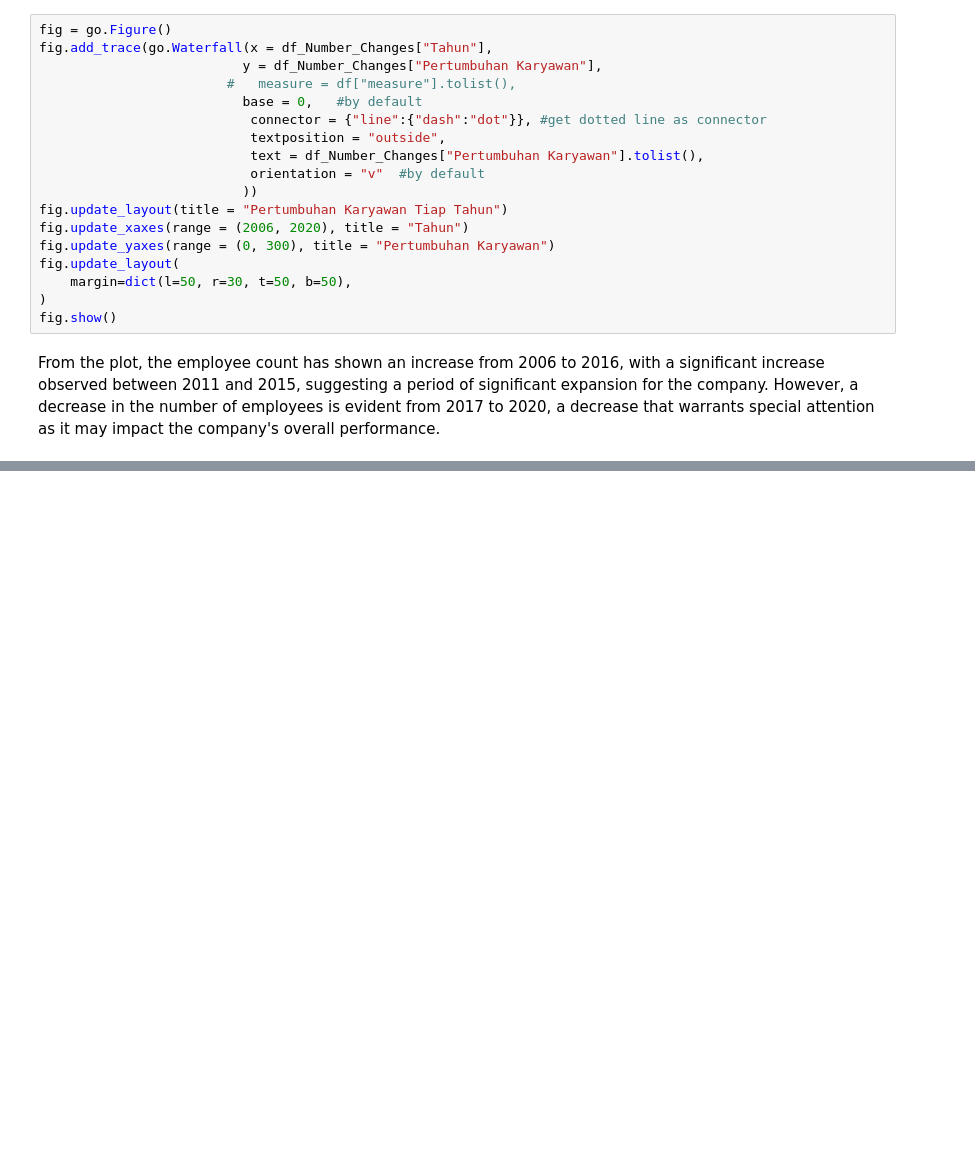
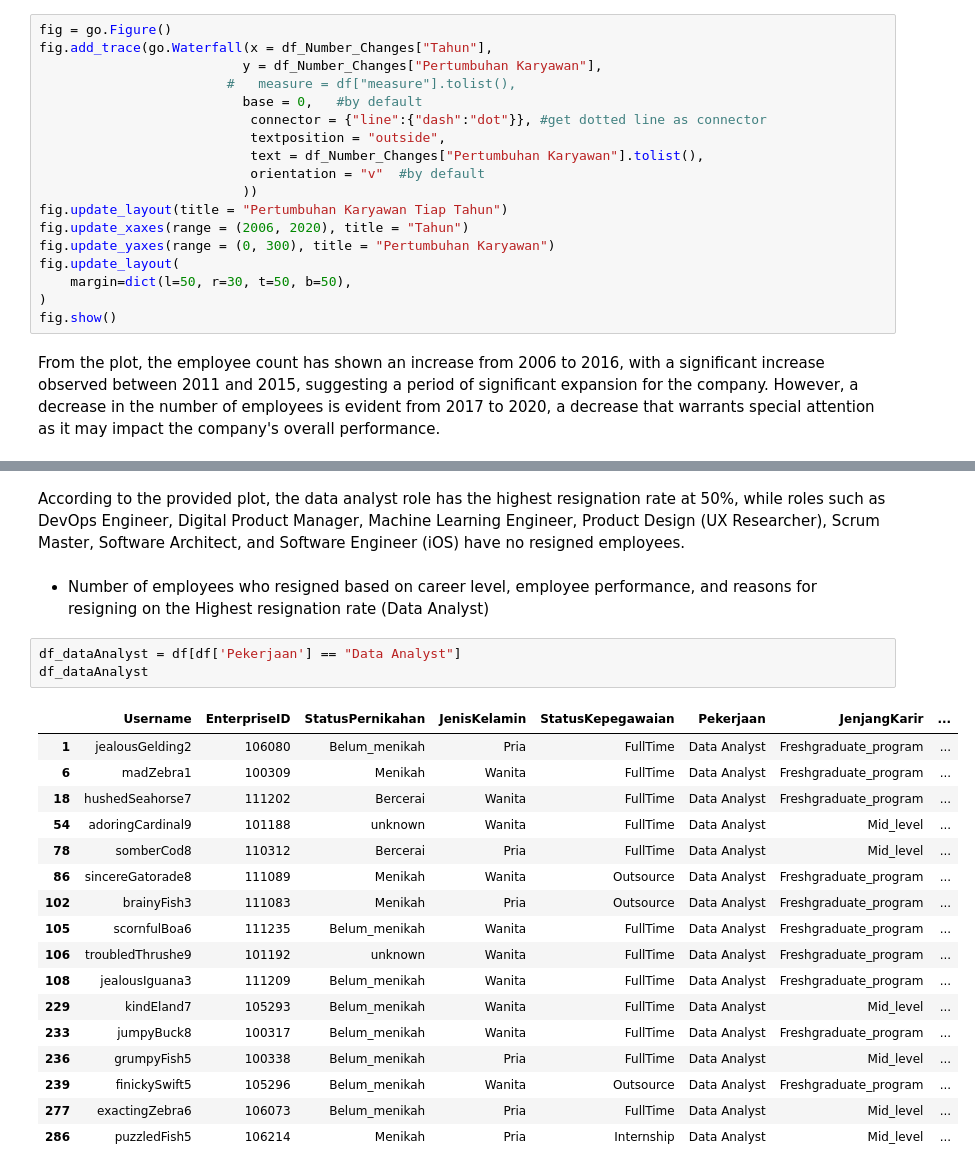
Before and after one commit to kevinusmayadhyw/Improving-Employee-Retention-By-Predicting-Employee-Attrition-Using-Machine-Learning, a Jupyter notebook: Code - Improving Employee Retention By Predicting Employee Attrition Using Machine Learning.ipynb, the cells around one changed output, grey strips where cells are left out. Saved outputs shown, nothing was run; the diff lists cells and outputs as text; blank space fills up the shorter version.

```diff
--- a/Code - Improving Employee Retention By Predicting Employee Attrition Using Machine Learning.ipynb
+++ b/Code - Improving Employee Retention By Predicting Employee Attrition Using Machine Learning.ipynb
@@ -338,0 +468,25 @@ From the plot, the employee count has shown an increase from 2006 to 2016, with
+# %% [markdown]
+According to the provided plot, the data analyst role has the highest resignation rate at 50%, while roles such as DevOps Engineer, Digital Product Manager, Machine Learning Engineer, Product Design (UX Researcher), Scrum Master, Software Architect, and Software Engineer (iOS) have no resigned employees.
+# %% [markdown]
+- Number of employees who resigned based on career level, employee performance, and reasons for resigning on the Highest resignation rate (Data Analyst)
+# %%
+df_dataAnalyst = df[df['Pekerjaan'] == "Data Analyst"]
+df_dataAnalyst
+# %% [output]
+|  | Username | EnterpriseID | StatusPernikahan | JenisKelamin | StatusKepegawaian | Pekerjaan | JenjangKarir | ... |
+| 1 | jealousGelding2 | 106080 | Belum_menikah | Pria | FullTime | Data Analyst | Freshgraduate_program | ... |
+| 6 | madZebra1 | 100309 | Menikah | Wanita | FullTime | Data Analyst | Freshgraduate_program | ... |
+| 18 | hushedSeahorse7 | 111202 | Bercerai | Wanita | FullTime | Data Analyst | Freshgraduate_program | ... |
+| 54 | adoringCardinal9 | 101188 | unknown | Wanita | FullTime | Data Analyst | Mid_level | ... |
+| 78 | somberCod8 | 110312 | Bercerai | Pria | FullTime | Data Analyst | Mid_level | ... |
+| 86 | sincereGatorade8 | 111089 | Menikah | Wanita | Outsource | Data Analyst | Freshgraduate_program | ... |
+| 102 | brainyFish3 | 111083 | Menikah | Pria | Outsource | Data Analyst | Freshgraduate_program | ... |
+| 105 | scornfulBoa6 | 111235 | Belum_menikah | Wanita | FullTime | Data Analyst | Freshgraduate_program | ... |
+| 106 | troubledThrushe9 | 101192 | unknown | Wanita | FullTime | Data Analyst | Freshgraduate_program | ... |
+| 108 | jealousIguana3 | 111209 | Belum_menikah | Wanita | FullTime | Data Analyst | Freshgraduate_program | ... |
+| 229 | kindEland7 | 105293 | Belum_menikah | Wanita | FullTime | Data Analyst | Mid_level | ... |
+| 233 | jumpyBuck8 | 100317 | Belum_menikah | Wanita | FullTime | Data Analyst | Freshgraduate_program | ... |
+| 236 | grumpyFish5 | 100338 | Belum_menikah | Pria | FullTime | Data Analyst | Mid_level | ... |
+| 239 | finickySwift5 | 105296 | Belum_menikah | Wanita | Outsource | Data Analyst | Freshgraduate_program | ... |
+| 277 | exactingZebra6 | 106073 | Belum_menikah | Pria | FullTime | Data Analyst | Mid_level | ... |
+| 286 | puzzledFish5 | 106214 | Menikah | Pria | Internship | Data Analyst | Mid_level | ... |
```
Also changed, not shown: parts of 16 cells of this notebook.
